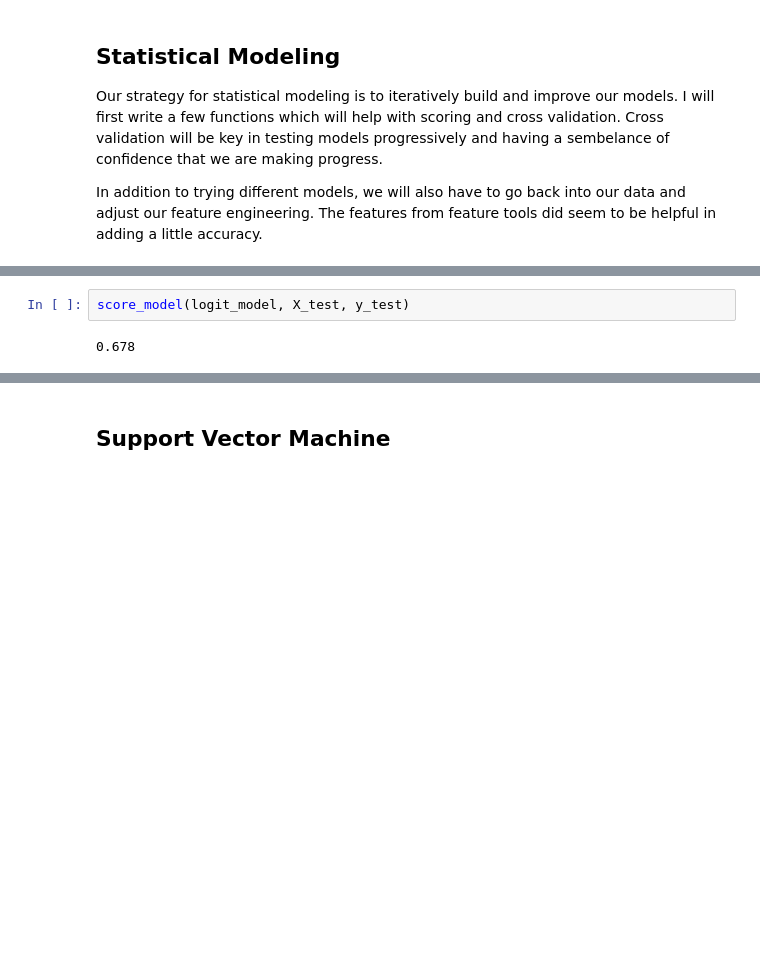
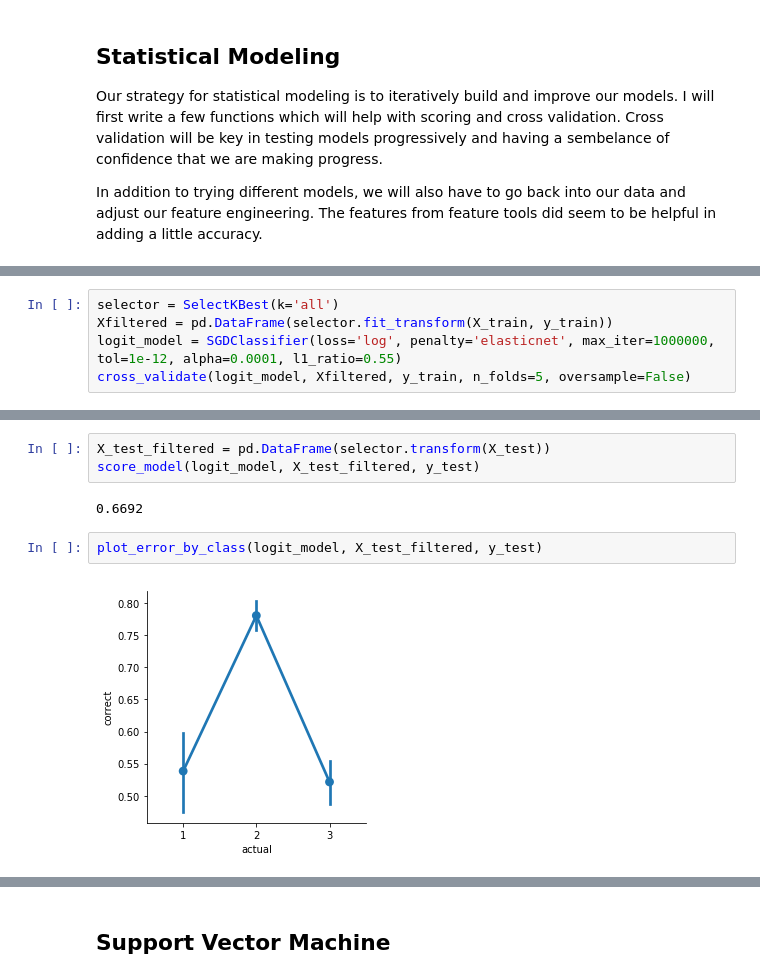
Before and after one commit to mrklees/Data-Science-Capstone, a Jupyter notebook: Earthquake Damage Report.ipynb, the cells around one changed output, grey strips where cells are left out. Drawn from its saved outputs; the diff is of its cells as text; blank space fills up the shorter version.

```diff
--- a/Earthquake Damage Report.ipynb
+++ b/Earthquake Damage Report.ipynb
@@ -406,0 +524,5 @@ Validation Error was distributed with mean:0.6695965923672436, std: 0.0348932617
+# %%
+selector = SelectKBest(k='all')
+Xfiltered = pd.DataFrame(selector.fit_transform(X_train, y_train))
+logit_model = SGDClassifier(loss='log', penalty='elasticnet', max_iter=1000000, tol=1e-12, alpha=0.0001, l1_ratio=0.55)
+cross_validate(logit_model, Xfiltered, y_train, n_folds=5, oversample=False)
@@ -407,4 +541,9 @@ Validation Error was distributed with mean:0.6695965923672436, std: 0.0348932617
+# %%
+X_test_filtered = pd.DataFrame(selector.transform(X_test))
+score_model(logit_model, X_test_filtered, y_test)
+# %% [output]
+0.6692
 # %%
-score_model(logit_model, X_test, y_test)
+plot_error_by_class(logit_model, X_test_filtered, y_test)
 # %% [output]
-0.678
+[figure, added]
```
Also changed, not shown: parts of 59 cells of this notebook, 5 other files.
